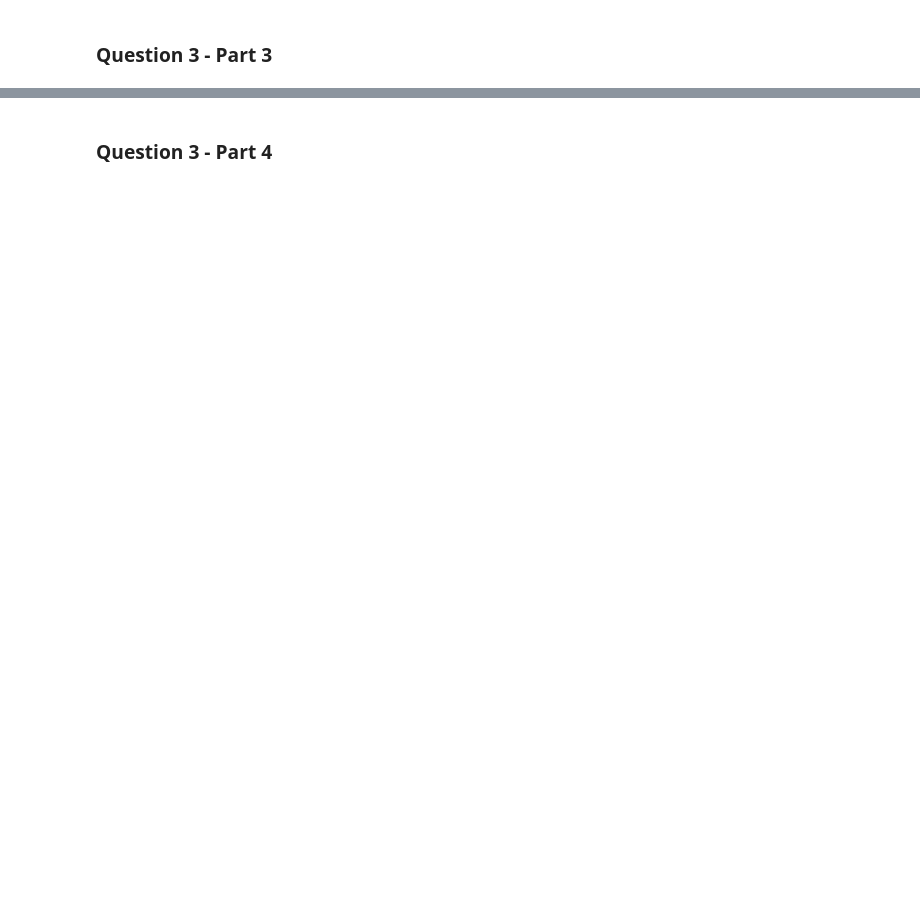
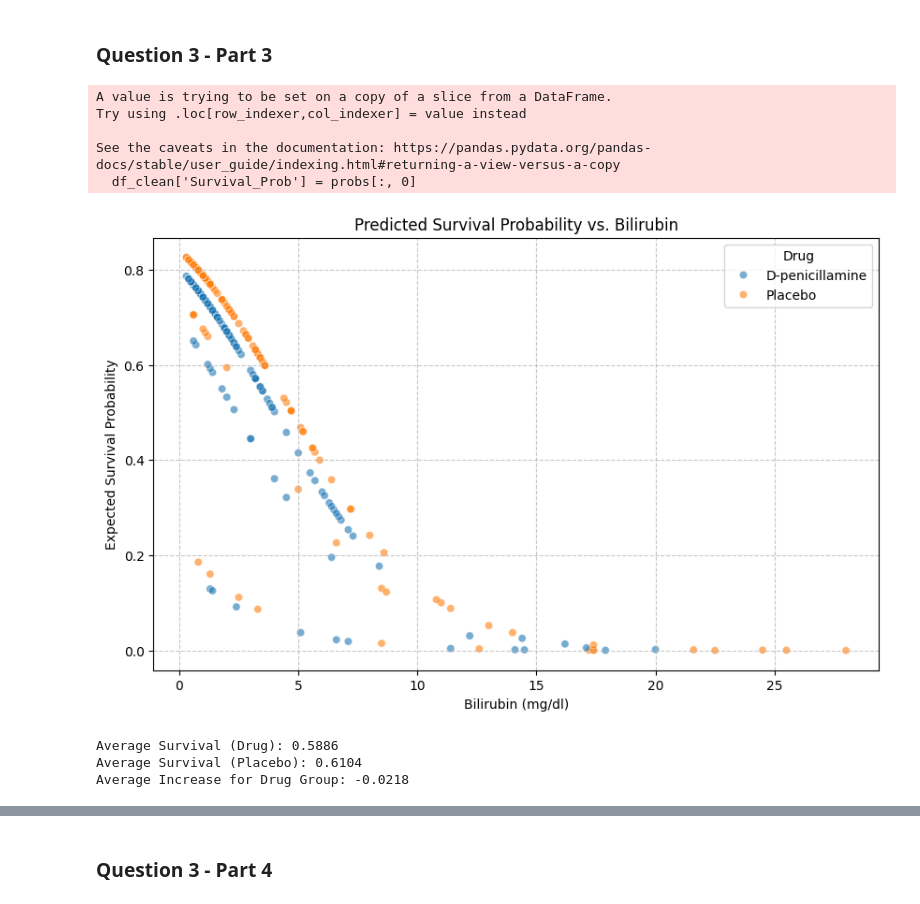
Before and after one commit to thomashooks53/undergrad_ml_assignments, a Jupyter notebook: 05_assignment_glm.ipynb, the cells around one changed output, grey strips where cells are left out. Drawn from its saved outputs; the diff is of its cells as text; code cells hidden in the pictures; blank space fills up the shorter version.

```diff
--- a/05_assignment_glm.ipynb
+++ b/05_assignment_glm.ipynb
@@ -380,0 +409,4 @@ The relevant data are:
+# %%
+df_clean = df_filtered.dropna()
+
+print(f"Cleaned shape: {df_clean.shape}")
@@ -381,2 +417,16 @@ The relevant data are:
 # %% [markdown]
 ### Question 3 - Part 2
+# %%
+from sklearn.linear_model import LogisticRegression
+from sklearn.preprocessing import OneHotEncoder
+
+df_clean['Status_Binary'] = (df_clean['Status'] == 'D').astype(int)
+
+X = pd.get_dummies(df_clean[['Bilirubin', 'Edema', 'Drug']], drop_first=True)
+y = df_clean['Status_Binary']
+
+model = LogisticRegression(penalty=None)
+model.fit(X, y)
+
+results = pd.DataFrame({'Feature': X.columns, 'Coefficient': model.coef_[0]})
+display(results)
@@ -383,2 +450,34 @@ The relevant data are:
 # %% [markdown]
 ### Question 3 - Part 3
+# %%
+import matplotlib.pyplot as plt
+import seaborn as sns
+import numpy as np
+
+probs = model.predict_proba(X)
+df_clean['Survival_Prob'] = probs[:, 0]
+
+plt.figure(figsize=(10, 6))
+sns.scatterplot(data=df_clean, x='Bilirubin', y='Survival_Prob', hue='Drug', alpha=0.6)
+plt.title('Predicted Survival Probability vs. Bilirubin')
+plt.xlabel('Bilirubin (mg/dl)')
+plt.ylabel('Expected Survival Probability')
+plt.grid(True, linestyle='--', alpha=0.7)
+plt.show()
+
+avg_survival = df_clean.groupby('Drug')['Survival_Prob'].mean()
+diff = avg_survival['D-penicillamine'] - avg_survival['Placebo']
+
+print(f"Average Survival (Drug): {avg_survival['D-penicillamine']:.4f}")
+print(f"Average Survival (Placebo): {avg_survival['Placebo']:.4f}")
+print(f"Average Increase for Drug Group: {diff:.4f}")
+# %% [output]
+A value is trying to be set on a copy of a slice from a DataFrame.
+Try using .loc[row_indexer,col_indexer] = value instead
+
+See the caveats in the documentation: https://pandas.pydata.org/pandas-docs/stable/user_guide/indexing.html#returning-a-view-versus-a-copy
+  df_clean['Survival_Prob'] = probs[:, 0]
+[figure, added]
+Average Survival (Drug): 0.5886
+Average Survival (Placebo): 0.6104
+Average Increase for Drug Group: -0.0218
```
Also changed, not shown: parts of 16 cells of this notebook.
